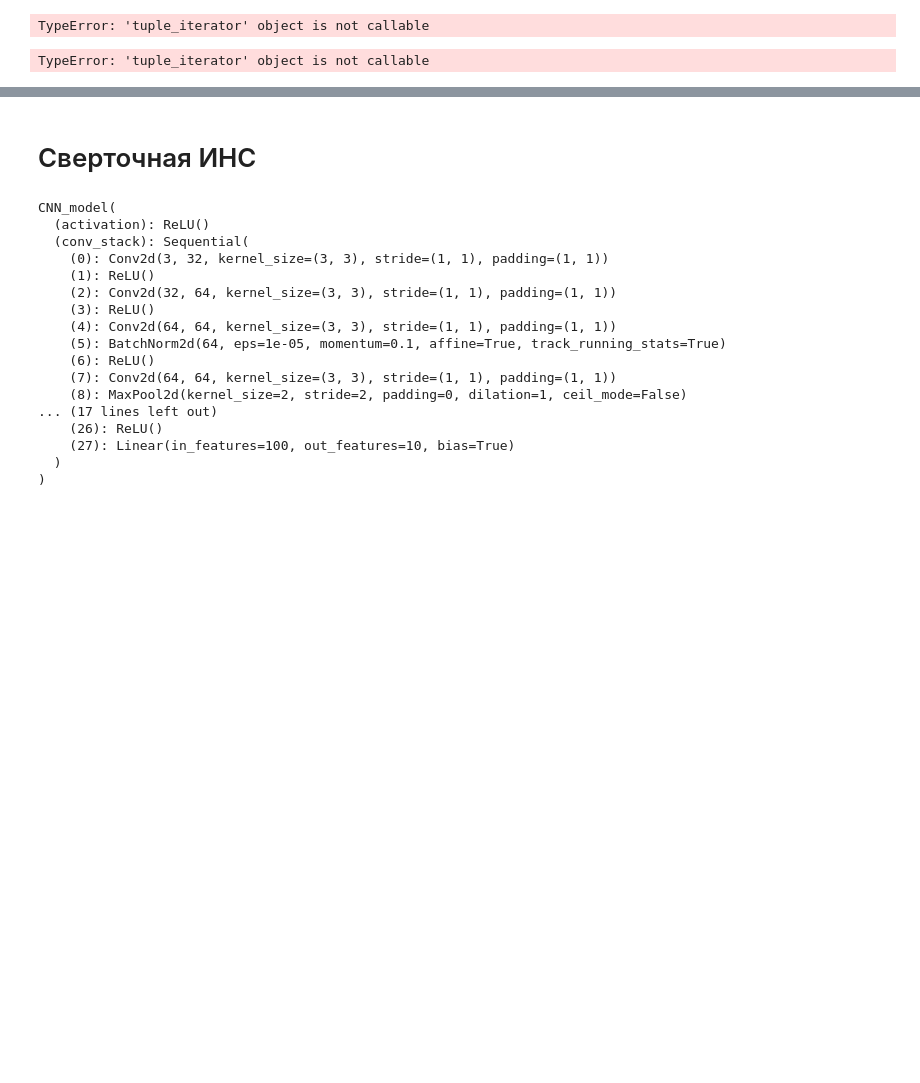
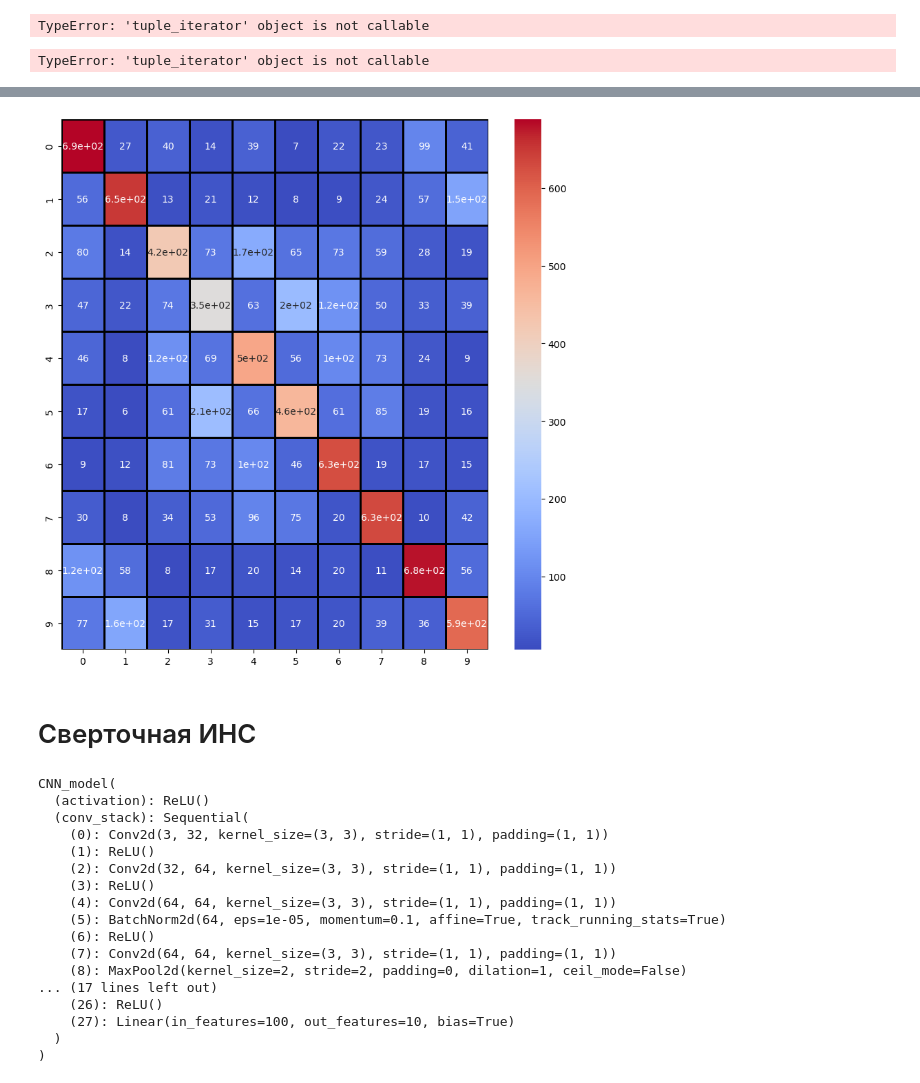
Before and after one commit to ex3del/Pad_jupiter, a Jupyter notebook: cifar_final.ipynb, the cells around one changed output, grey strips where cells are left out. Cells and saved outputs as stored; diff of their text form; code cells hidden in the pictures; blank space fills up the shorter version.

```diff
--- a/cifar_final.ipynb
+++ b/cifar_final.ipynb
@@ -299,3 +296,9 @@ f1 score: 55.82%
+# %%
+plt.figure(figsize=(10,10))
+sb.heatmap(confusion_matrix(y_true, y_pred), annot=True, cmap='coolwarm', linewidths=2, linecolor='black')
+plt.show()
+# %% [output]
+[figure, added]
 # %% [markdown]
 # Сверточная ИНС
 # %%
```
Also changed, not shown: parts of 39 cells of this notebook.
